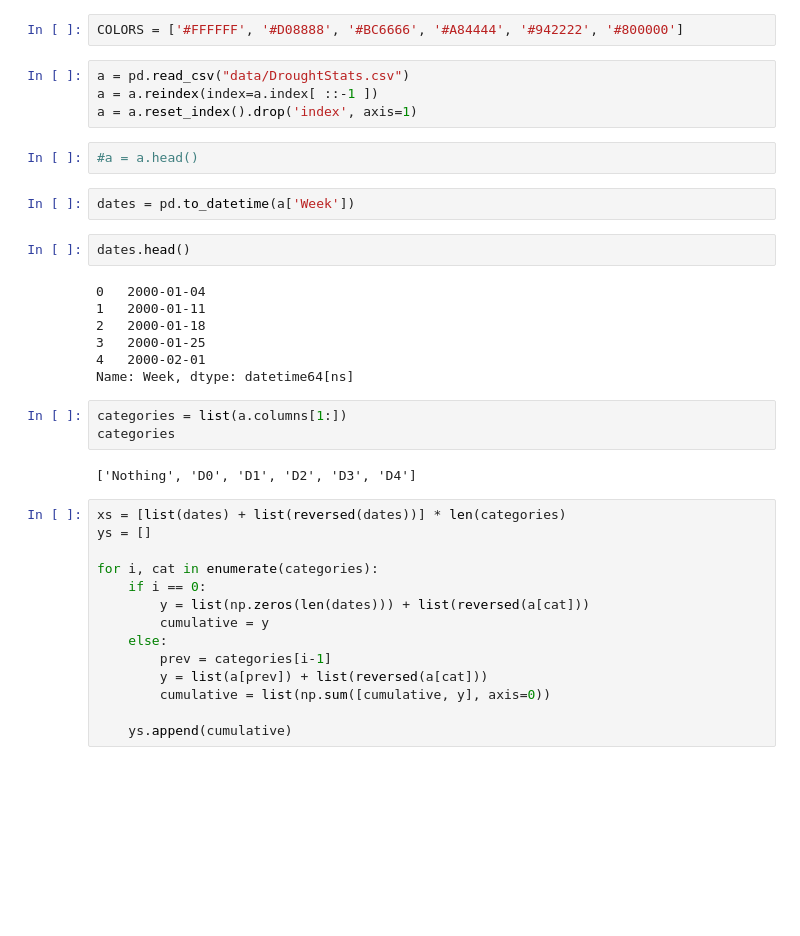
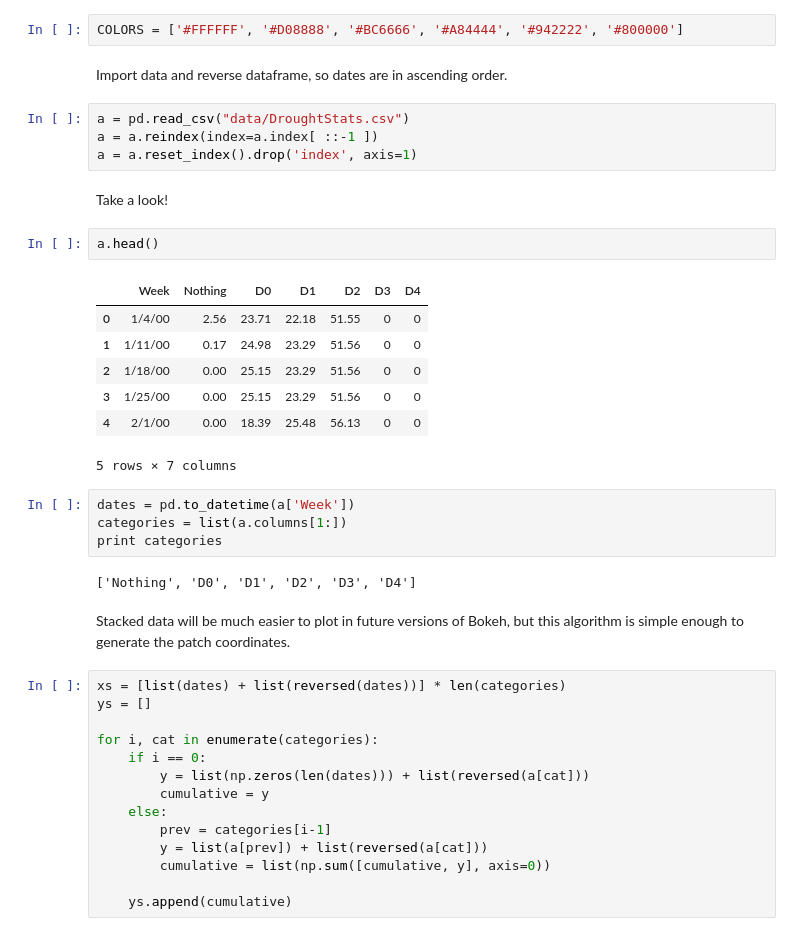
Before and after one commit to kdodia/drought-stats-tx, a Jupyter notebook: Texas_Drought_Stats.ipynb, the cells around one changed output. Drawn from its saved outputs; the diff is of its cells as text; blank space fills up the shorter version.

```diff
--- a/Texas_Drought_Stats.ipynb
+++ b/Texas_Drought_Stats.ipynb
@@ -7,27 +24,31 @@ from bokeh.plotting import *
 # %%
 COLORS = ['#FFFFFF', '#D08888', '#BC6666', '#A84444', '#942222', '#800000']
+# %% [markdown]
+Import data and reverse dataframe, so dates are in ascending order.
 # %%
 a = pd.read_csv("data/DroughtStats.csv")
 a = a.reindex(index=a.index[ ::-1 ])
 a = a.reset_index().drop('index', axis=1)
-# %%
-#a = a.head()
+# %% [markdown]
+Take a look!
+# %%
+a.head()
+# %% [output]
+|  | Week | Nothing | D0 | D1 | D2 | D3 | D4 |
+| 0 | 1/4/00 | 2.56 | 23.71 | 22.18 | 51.55 | 0 | 0 |
+| 1 | 1/11/00 | 0.17 | 24.98 | 23.29 | 51.56 | 0 | 0 |
+| 2 | 1/18/00 | 0.00 | 25.15 | 23.29 | 51.56 | 0 | 0 |
+| 3 | 1/25/00 | 0.00 | 25.15 | 23.29 | 51.56 | 0 | 0 |
+| 4 | 2/1/00 | 0.00 | 18.39 | 25.48 | 56.13 | 0 | 0 |
+5 rows × 7 columns
 # %%
 dates = pd.to_datetime(a['Week'])
+categories = list(a.columns[1:])
+print categories
+# %% [output]
+['Nothing', 'D0', 'D1', 'D2', 'D3', 'D4']
-# %%
-dates.head()
-# %% [output]
-0   2000-01-04
-1   2000-01-11
-2   2000-01-18
-3   2000-01-25
-4   2000-02-01
-Name: Week, dtype: datetime64[ns]
-# %%
-categories = list(a.columns[1:])
-categories
-# %% [output]
-['Nothing', 'D0', 'D1', 'D2', 'D3', 'D4']
+# %% [markdown]
+Stacked data will be much easier to plot in future versions of Bokeh, but this algorithm is simple enough to generate the patch coordinates.
 # %%
 xs = [list(dates) + list(reversed(dates))] * len(categories)
 ys = []
```
Also changed, not shown: parts of 8 cells of this notebook.
